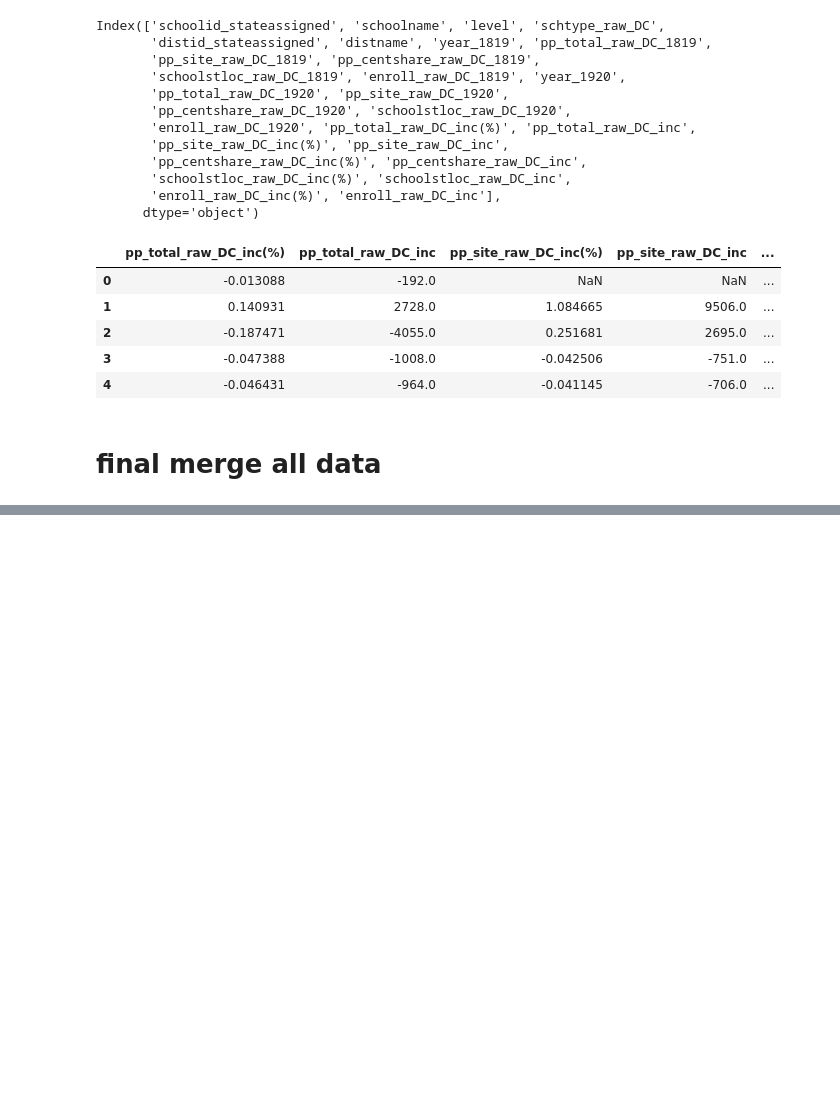
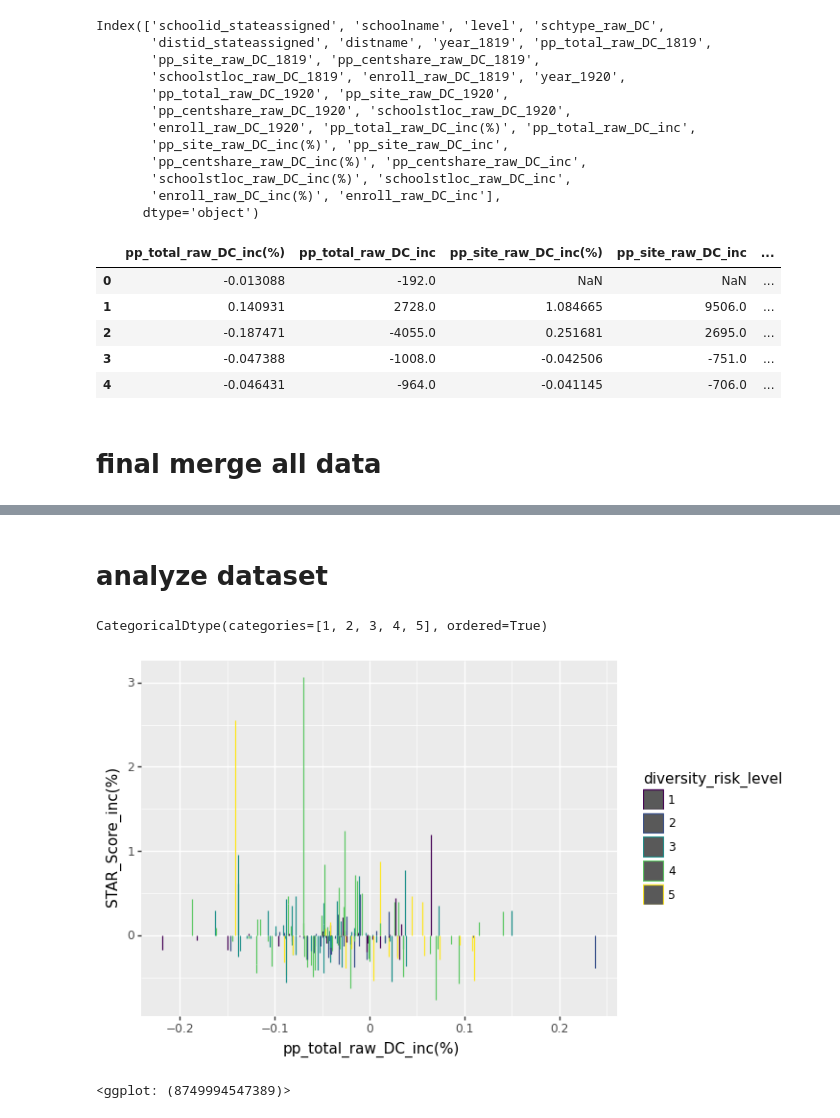
Before and after one commit to shiuanC/DC-Public-Schools-analysis, a Jupyter notebook: code/final_combine_preprocess.ipynb, the cells around one changed output, grey strips where cells are left out. Cells and saved outputs as stored; diff of their text form; code cells hidden in the pictures; blank space fills up the shorter version.

Commit message:
update some visualization

```diff
--- a/code/final_combine_preprocess.ipynb
+++ b/code/final_combine_preprocess.ipynb
@@ -439,3 +430,8 @@ Data columns (total 37 columns):
  36  diversity_risk_level                                                                           191 non-null    category
 dtypes: category(1), float64(25), int64(8), object(3)
 memory usage: 55.6+ KB
+# %%
+all_df['STAR_Score_inc'] = all_df.STAR_Score_18 - all_df.STAR_Score_19
+all_df['STAR_Score_inc(%)'] = all_df[['STAR_Score_18', 'STAR_Score_19']].pct_change(axis='columns', periods=-1)['STAR_Score_18']
+all_df['STAR_Score_inc'] = all_df.STAR_Rating_18 - all_df.STAR_Rating_19
+all_df['STAR_Rating_inc(%)'] = all_df[['STAR_Rating_18', 'STAR_Rating_19']].pct_change(axis='columns', periods=-1)['STAR_Rating_18']
@@ -442,2 +459,4 @@ memory usage: 55.6+ KB
 # %%
 all_df.to_csv("../Dataset/final_data/final_data.csv")
+# %% [markdown]
+# analyze dataset
@@ -443,0 +465,10 @@ all_df.to_csv("../Dataset/final_data/final_data.csv")
+# %%
+all_df.diversity_risk_level.dtype
+# %% [output]
+CategoricalDtype(categories=[1, 2, 3, 4, 5], ordered=True)
+# %%
+(ggplot( all_df, aes(x='pp_total_raw_DC_inc(%)', y='STAR_Score_inc(%)', color='diversity_risk_level')) +
+    geom_col())
+# %% [output]
+[figure, added]
+<ggplot: (8749994547389)>
```
Also changed, not shown: parts of 30 cells of this notebook.
